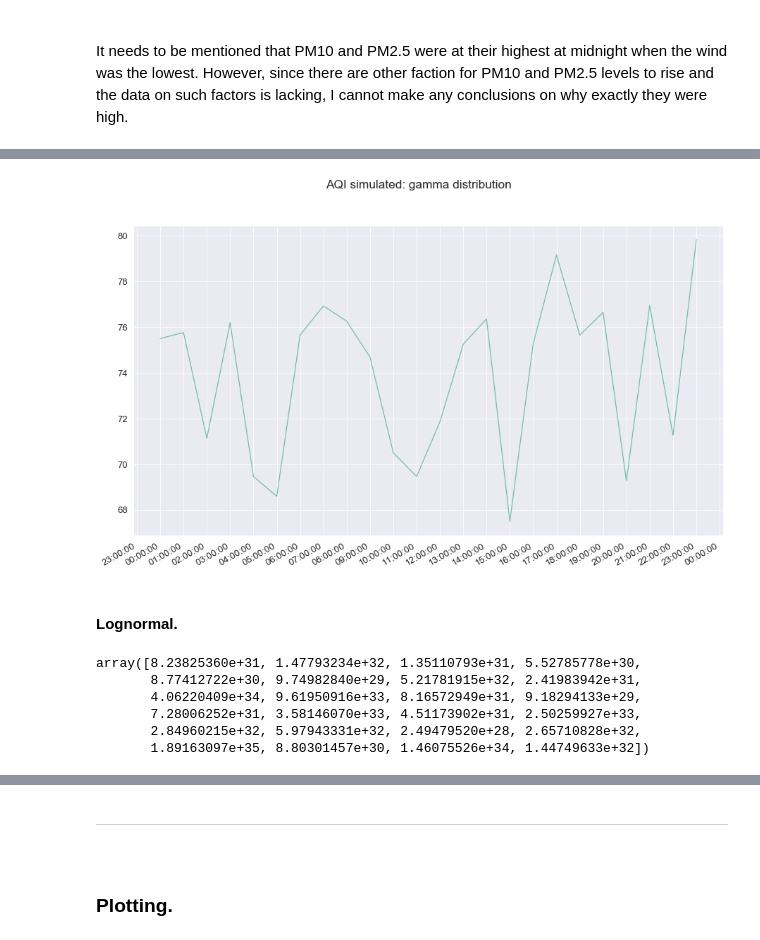
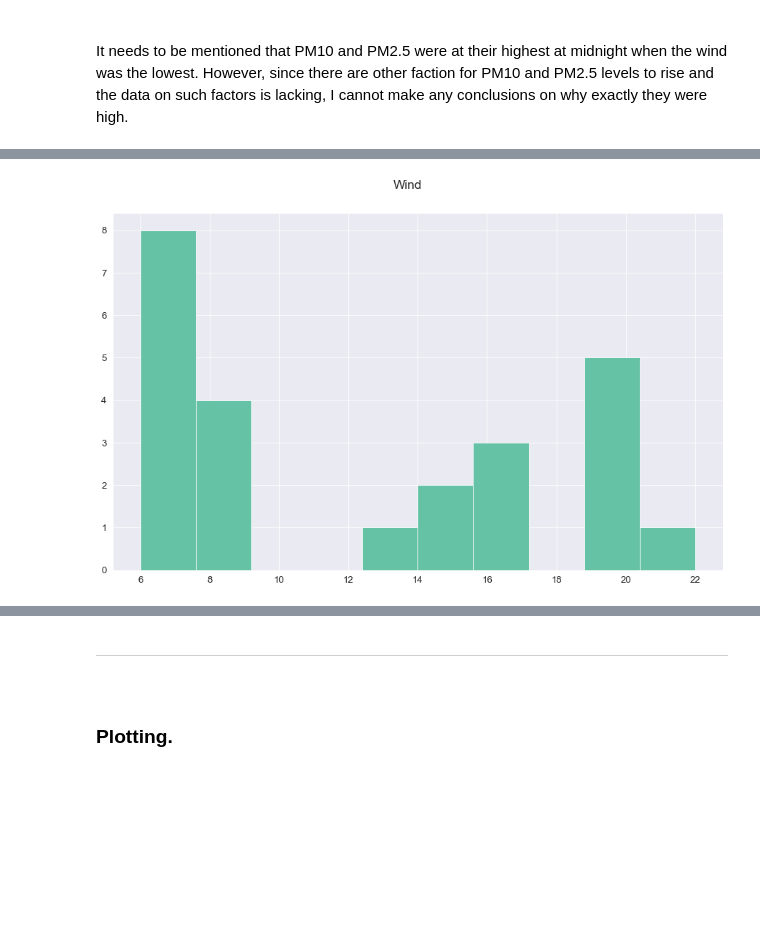
Before and after one commit to olgarozhdestvina/Air-Pollution-in-Dublin, a Jupyter notebook: Dublin_Air_Pollution.ipynb, the cells around one changed output, grey strips where cells are left out. Cells and saved outputs as stored; diff of their text form; code cells hidden in the pictures; blank space fills up the shorter version.

Commit message:
Changed the approach: instead of trying suggested distributions, fit all scipy 87 distributions and do K-S test to see which fits best. Added plots for each numerical data column.

```diff
--- a/Dublin_Air_Pollution.ipynb
+++ b/Dublin_Air_Pollution.ipynb
@@ -95,13 +98,14 @@ raw_data = {'AQI': [84,74,74,72,72,72,72,72,71,72,72,73,80,74,74,74,74,74,74,76,
             'O3': [1,0.4,0.8,0.4,0.3,0.4,0.7,0.3,0,0.6,0.7,0,0.8,0.8,1.8,1.5,1.1,0.8,0.9,0.8,0.7,1.8,3,4.6],
             'SO2': [5,4.2,4.1,3.9,3.7,4.3,4.8,4.2,4.6,6.6,8.2,9.2,10.6,8.6,6.7,6.8,6.9,6,6.3,5,3.6,4.1,4.1,3.4],
             'Wind': [9,9,9,7,7,7,7,7,6,7,7,9,17,15,15,19,13,17,17,19,19,19,19,22],
-            'Wind Direction': ['west','west','west','north west','north west','west','north west','north west','north west','north west','north east','north west','north','north','north west','north west','north west','north_west','west','west','west','west','west','west']
+            'Wind Direction': ['west','west','west','north west','north west','west','north west','north west','north west','north west','north east','north west','north','north','north west','north west','north west','north west','west','west','west','west','west','west']
            }
 
 
 # Create a dataframe.
 df = pd.DataFrame(raw_data, index=rng)
-#df["Date"] = rng
+
+# Display the dataframe.
 df
 # %% [output]
 |  | AQI | NO2 | PM2.5 | PM10 | O3 | SO2 | Wind | Wind Direction |
@@ -270,38 +284,14 @@ array([75.50253275, 75.76170883, 71.12995211, 76.19394484, 69.45911767,
 # %%
-# Create a figure and a set of subplots.
+# Create a figure and a set of subplots
 fig, ax = plt.subplots()
 
 # Set a title.
-fig.suptitle("AQI simulated: gamma distribution")
+fig.suptitle("Wind", y=0.95)
 
-# Plot gamma distribution.
-sns.lineplot(y=s_gamma, x=rng, ax=ax)
-
-# Makes the x axis display well.
-hours = mdates.HourLocator(interval = 1)
-h_fmt = mdates.DateFormatter('%H:%M:%S')
-
-#Then tick and format with matplotlib:
-ax.xaxis.set_major_locator(hours)
-ax.xaxis.set_major_formatter(h_fmt)
-fig.autofmt_xdate()
+# Plot for wind.
+ax.hist(df['Wind'])
 
 # Show the plot.
 plt.show()
 # %% [output]
-[figure, old version]
+[figure, new version]
-# %% [markdown]
-#### Lognormal.
-# %%
-# Draw samples from lognormal distribution.
-s_lognormal = gen.lognormal(AQI_mean, AQI_std, 24)
-
-# Display the data.
-s_lognormal
-# %% [output]
-array([8.23825360e+31, 1.47793234e+32, 1.35110793e+31, 5.52785778e+30,
-       8.77412722e+30, 9.74982840e+29, 5.21781915e+32, 2.41983942e+31,
-       4.06220409e+34, 9.61950916e+33, 8.16572949e+31, 9.18294133e+29,
-       7.28006252e+31, 3.58146070e+33, 4.51173902e+31, 2.50259927e+33,
-       2.84960215e+32, 5.97943331e+32, 2.49479520e+28, 2.65710828e+32,
-       1.89163097e+35, 8.80301457e+30, 1.46075526e+34, 1.44749633e+32])
```
Also changed, not shown: parts of 21 cells of this notebook.
